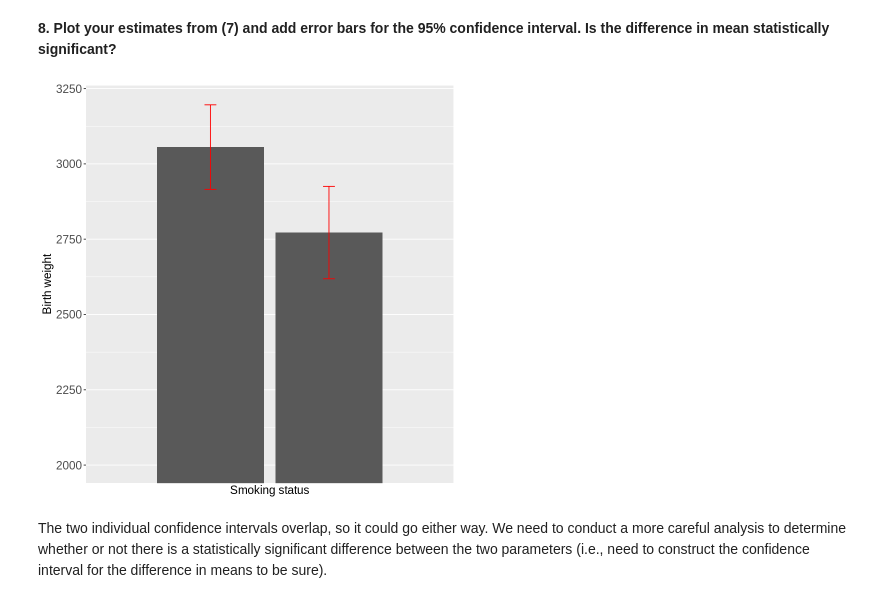
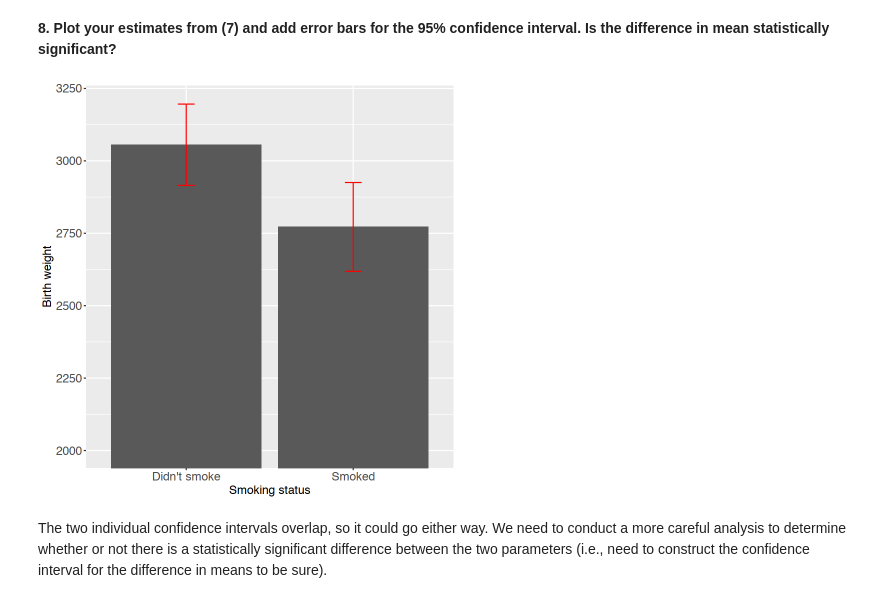
Before and after one commit to 5harad/API201-2022, a Jupyter notebook: review_sessions/review_8/review_8_answers.ipynb, the cells around one changed output. Cells and saved outputs as stored; diff of their text form; code cells hidden in the pictures.

```diff
--- a/review_sessions/review_8/review_8_answers.ipynb
+++ b/review_sessions/review_8/review_8_answers.ipynb
@@ -242,7 +292,7 @@ c("p-value" = p)
 # Your answer here!
 
 # START
-data_by_group <- data %>%
+data_by_group <- birthwt %>%
     group_by(smoke) %>%
     summarize(bwt_mean = mean(bwt),
               bwt_sd = sd(bwt),
@@ -263,20 +313,20 @@ A tibble: 2 × 6
 # %%
 # Your answer here!
 
 # START
-ggplot(data_by_group) +
-  geom_col(aes(x = smoke, y = bwt_mean)) +
-  geom_errorbar(aes(x = smoke, ymin = bwt_lb, ymax = bwt_ub),
+ggplot(data_by_group, aes(x = factor(smoke), y = bwt_mean)) +
+  geom_col() +
+  geom_errorbar(aes(ymin = bwt_lb, ymax = bwt_ub),
                 color = "red", width = .1) +
   scale_x_discrete(labels = c("Didn't smoke", "Smoked")) +
   labs(x = "Smoking status", y = "Birth weight") +
   coord_cartesian(ylim = c(2000, 3200)) +
   theme(axis.text = element_text(size = 14),
         axis.title = element_text(size = 14))
 
 # END
 # %% [output]
-[figure, old version]
+[figure, new version]
 # %% [markdown]
 The two individual confidence intervals overlap, so it could go either way. We need to conduct a more careful analysis to determine whether or not there is a statistically significant difference between the
 two parameters (i.e., need to construct the confidence interval for the difference in means to be sure).
```
Also changed, not shown: parts of 36 cells of this notebook, 4 other files.
